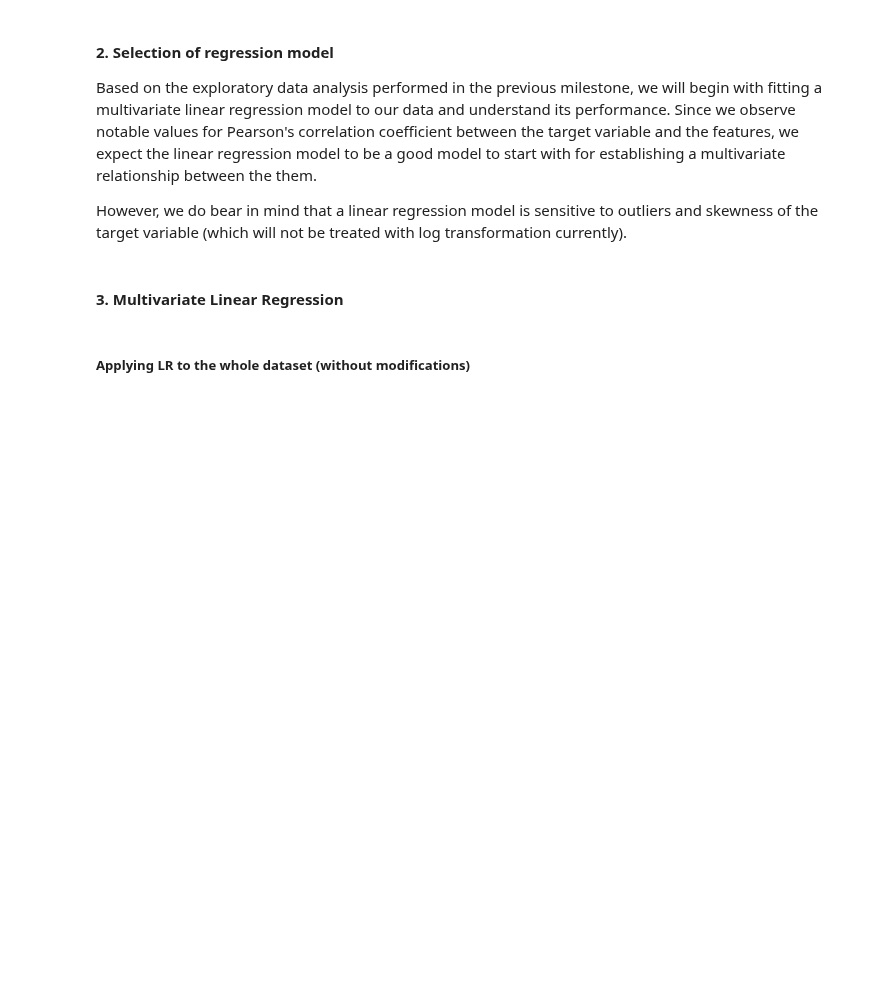
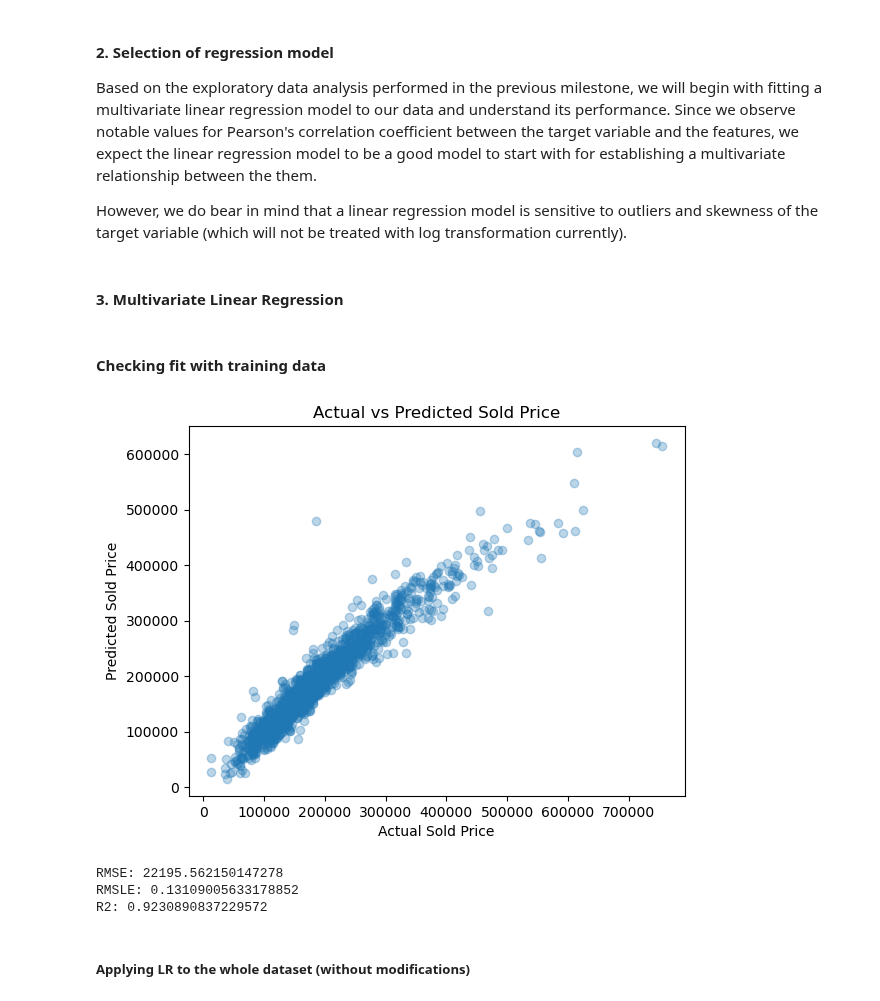
Before and after one commit to rajesvariparasa/ml-processing-pipeline-for-predicting-houseprices, a Jupyter notebook: Milestone-2-Regression.ipynb, the cells around one changed output. Drawn from its saved outputs; the diff is of its cells as text; code cells hidden in the pictures; blank space fills up the shorter version.

```diff
--- a/Milestone-2-Regression.ipynb
+++ b/Milestone-2-Regression.ipynb
@@ -727,6 +727,20 @@ def print_errors(ytest,ypred):
         print('RMSLE: cannot be calculated')
 
     print('R2:', r2_score(ytest, ypred))
+# %% [markdown]
+#### Checking fit with training data
+# %%
+# To test overfitting, we will train a model on the training set and evaluate it on the training set itself
+model_0 = LinearRegression()
+model_0.fit(X_train, Y_train)
+Y_pred = model_0.predict(X_train)
+plot_Yt_Yp(Y_train, Y_pred)
+print_errors(Y_train, Y_pred)
+# %% [output]
+[figure, added]
+RMSE: 22195.562150147278
+RMSLE: 0.13109005633178852
+R2: 0.9230890837229572
 # %% [markdown]
 ##### Applying LR to the whole dataset (without modifications)
 # %%
```
Also changed, not shown: parts of 1 cell of this notebook.
